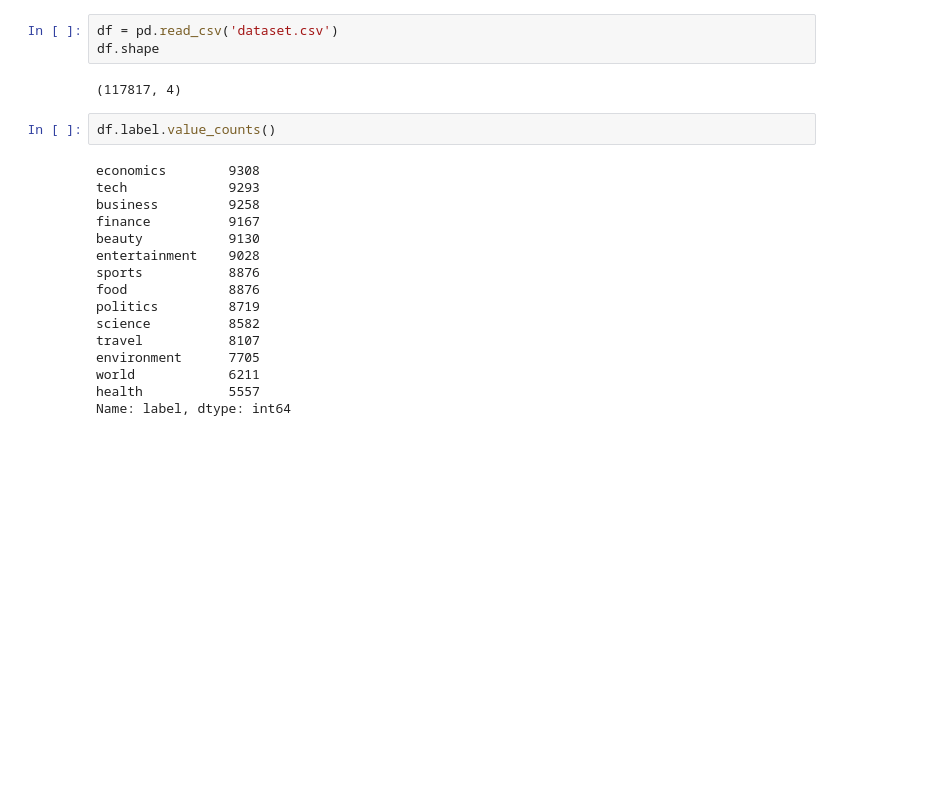
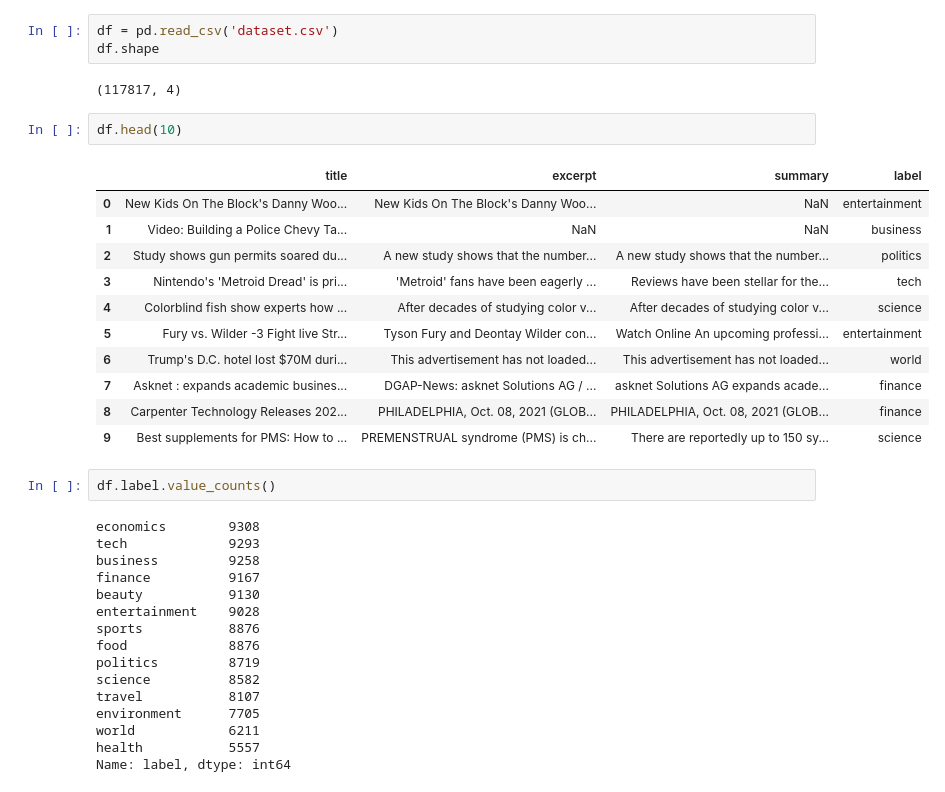
Before and after one commit to Rudra-23/News-Classification, a Jupyter notebook: main.ipynb, the cells around one changed output. Cells and saved outputs as stored; diff of their text form; blank space fills up the shorter version.

```diff
--- a/main.ipynb
+++ b/main.ipynb
@@ -7,6 +20,20 @@ df = pd.read_csv('dataset.csv')
 df.shape
 # %% [output]
 (117817, 4)
+# %%
+df.head(10)
+# %% [output]
+|  | title | excerpt | summary | label |
+| 0 | New Kids On The Block's Danny Woo... | New Kids On The Block's Danny Woo... | NaN | entertainment |
+| 1 | Video: Building a Police Chevy Ta... | NaN | NaN | business |
+| 2 | Study shows gun permits soared du... | A new study shows that the number... | A new study shows that the number... | politics |
+| 3 | Nintendo's 'Metroid Dread' is pri... | 'Metroid' fans have been eagerly ... | Reviews have been stellar for the... | tech |
+| 4 | Colorblind fish show experts how ... | After decades of studying color v... | After decades of studying color v... | science |
+| 5 | Fury vs. Wilder -3 Fight live Str... | Tyson Fury and Deontay Wilder con... | Watch Online An upcoming professi... | entertainment |
+| 6 | Trump's D.C. hotel lost $70M duri... | This advertisement has not loaded... | This advertisement has not loaded... | world |
+| 7 | Asknet : expands academic busines... | DGAP-News: asknet Solutions AG / ... | asknet Solutions AG expands acade... | finance |
+| 8 | Carpenter Technology Releases 202... | PHILADELPHIA, Oct. 08, 2021 (GLOB... | PHILADELPHIA, Oct. 08, 2021 (GLOB... | finance |
+| 9 | Best supplements for PMS: How to ... | PREMENSTRUAL syndrome (PMS) is ch... | There are reportedly up to 150 sy... | science |
 # %%
 df.label.value_counts()
 # %% [output]
```
Also changed, not shown: parts of 4 cells of this notebook, 3 other files.
